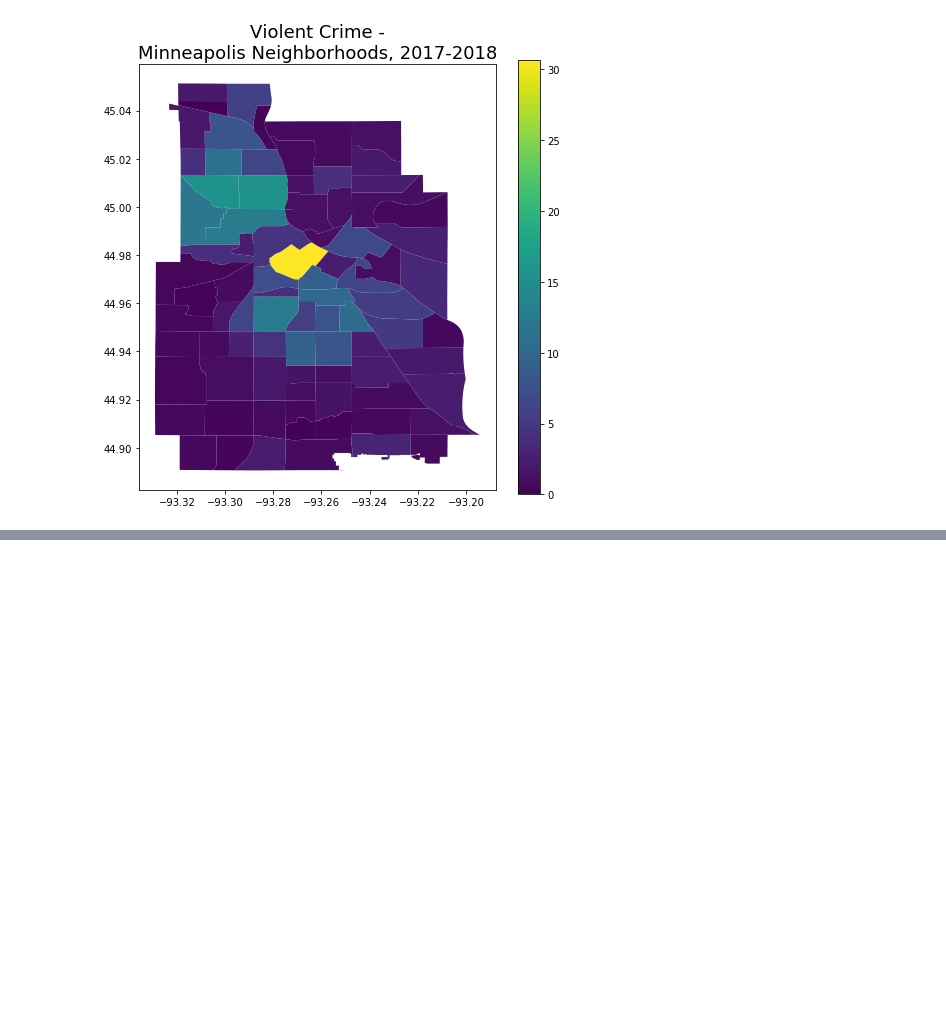
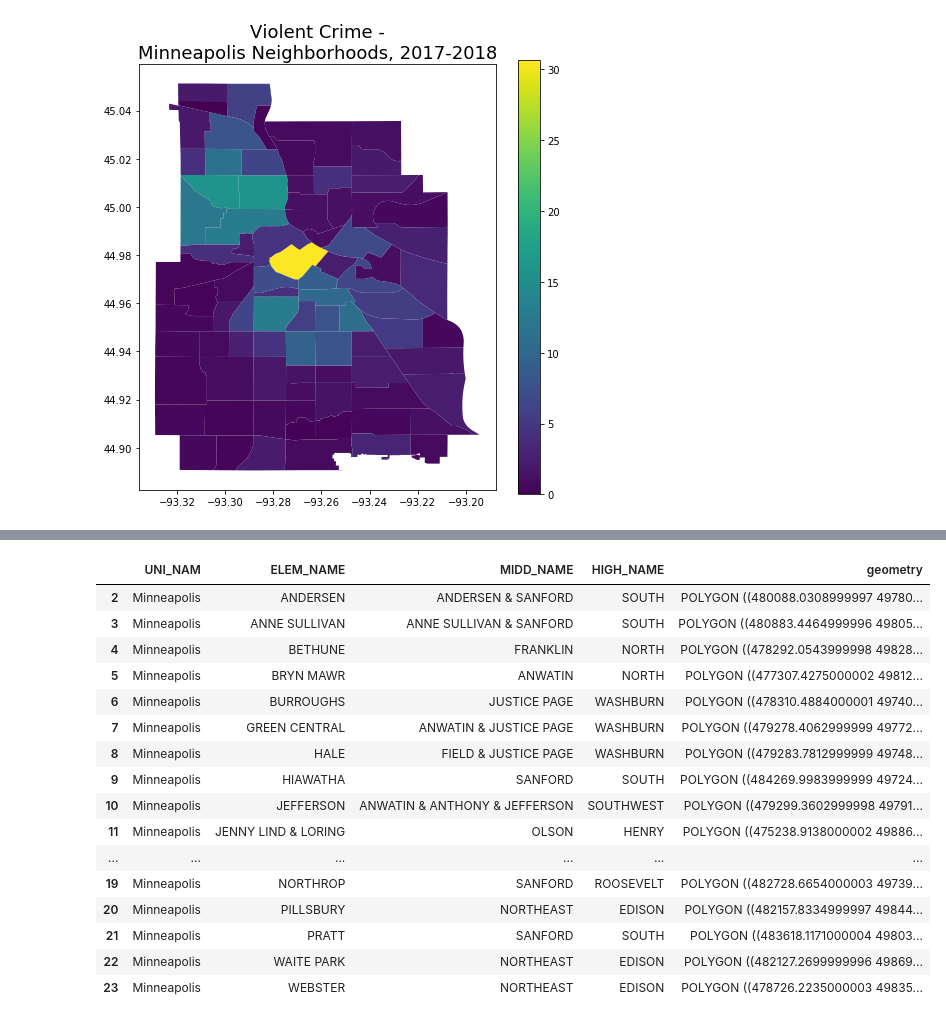
Before and after one commit to alvern/Group_Project_Grad_Rates, a Jupyter notebook: Heatmaps_Jack.ipynb, the cells around one changed output, grey strips where cells are left out. Cells and saved outputs as stored; diff of their text form; code cells hidden in the pictures; blank space fills up the shorter version.

```diff
--- a/Heatmaps_Jack.ipynb
+++ b/Heatmaps_Jack.ipynb
@@ -498,0 +513,28 @@ Text(0.5, 1.0, 'Violent Crime -\nMinneapolis Neighborhoods, 2017-2018')
+# %%
+mpls_schools = school_areas[['UNI_NAM', 'ELEM_NAME', 'MIDD_NAME', 'HIGH_NAME', 'geometry']]
+
+mpls_schools = mpls_schools.loc[school_areas.UNI_NAM == 'Minneapolis']
+
+# commit ambiguous district to just North high
+    # It was previously North & Southwest
+mpls_schools.loc[5, 'HIGH_NAME'] = 'NORTH'
+
+mpls_schools
+# %% [output]
+|  | UNI_NAM | ELEM_NAME | MIDD_NAME | HIGH_NAME | geometry |
+| 2 | Minneapolis | ANDERSEN | ANDERSEN & SANFORD | SOUTH | POLYGON ((480088.0308999997 49780... |
+| 3 | Minneapolis | ANNE SULLIVAN | ANNE SULLIVAN & SANFORD | SOUTH | POLYGON ((480883.4464999996 49805... |
+| 4 | Minneapolis | BETHUNE | FRANKLIN | NORTH | POLYGON ((478292.0543999998 49828... |
+| 5 | Minneapolis | BRYN MAWR | ANWATIN | NORTH | POLYGON ((477307.4275000002 49812... |
+| 6 | Minneapolis | BURROUGHS | JUSTICE PAGE | WASHBURN | POLYGON ((478310.4884000001 49740... |
+| 7 | Minneapolis | GREEN CENTRAL | ANWATIN & JUSTICE PAGE | WASHBURN | POLYGON ((479278.4062999999 49772... |
+| 8 | Minneapolis | HALE | FIELD & JUSTICE PAGE | WASHBURN | POLYGON ((479283.7812999999 49748... |
+| 9 | Minneapolis | HIAWATHA | SANFORD | SOUTH | POLYGON ((484269.9983999999 49724... |
+| 10 | Minneapolis | JEFFERSON | ANWATIN & ANTHONY & JEFFERSON | SOUTHWEST | POLYGON ((479299.3602999998 49791... |
+| 11 | Minneapolis | JENNY LIND & LORING | OLSON | HENRY | POLYGON ((475238.9138000002 49886... |
+| ... | ... | ... | ... | ... | ... |
+| 19 | Minneapolis | NORTHROP | SANFORD | ROOSEVELT | POLYGON ((482728.6654000003 49739... |
+| 20 | Minneapolis | PILLSBURY | NORTHEAST | EDISON | POLYGON ((482157.8334999997 49844... |
+| 21 | Minneapolis | PRATT | SANFORD | SOUTH | POLYGON ((483618.1171000004 49803... |
+| 22 | Minneapolis | WAITE PARK | NORTHEAST | EDISON | POLYGON ((482127.2699999996 49869... |
+| 23 | Minneapolis | WEBSTER | NORTHEAST | EDISON | POLYGON ((478726.2235000003 49835... |
```
Also changed, not shown: parts of 4 cells of this notebook.
